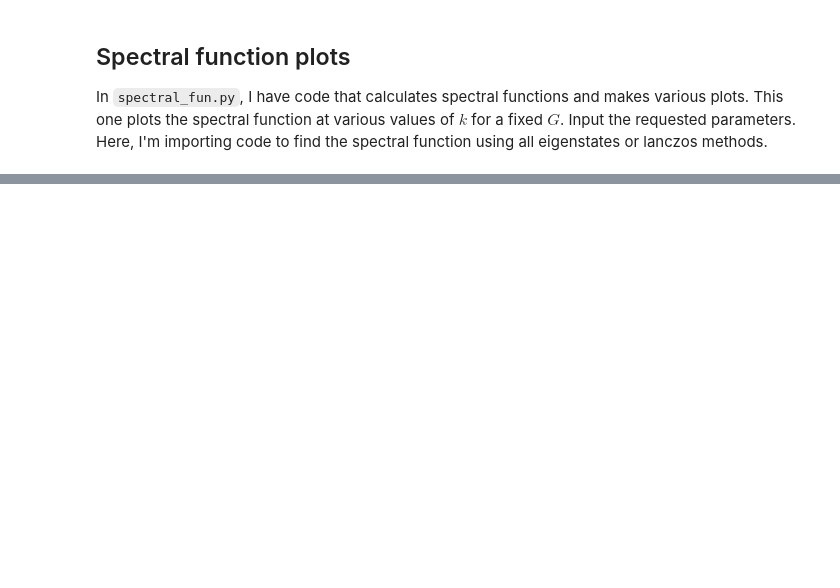
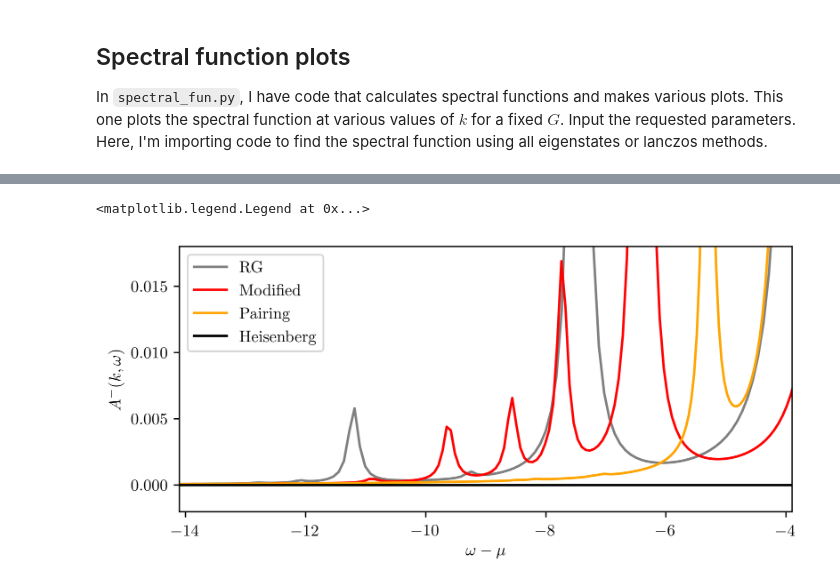
Before and after one commit to wholdhus/so5-richardson-gaudin, a Jupyter notebook: sf_pc_calcs.ipynb, the cells around one changed output, grey strips where cells are left out. Cells and saved outputs as stored; diff of their text form; code cells hidden in the pictures; blank space fills up the shorter version.

```diff
--- a/sf_pc_calcs.ipynb
+++ b/sf_pc_calcs.ipynb
@@ -512,0 +232,17 @@ plt.plot(np.abs(pcs))
+# %%
+plt.figure(figsize=(6.75,3), dpi=500)
+plt.plot(omegas_d, am_d, ls='-', color='gray', label = r'RG')
+plt.plot(omegas_ns, am_ns, color='red', label='Modified')
+plt.plot(omegas_pair, am_pair, color='orange', label='Pairing')
+plt.plot(omegas_spin, am_spin, color='black', label='Heisenberg')
+
+plt.xlim(-14.1, -3.9)
+plt.ylim(-0.002, 0.018)
+plt.yticks([0, 0.005, 0.01, 0.015])
+plt.xlabel(r'$\omega-\mu$')
+plt.ylabel(r'$A^-(k,\omega)$')
+plt.legend()
+# plt.savefig('/Users/wholdhus/Desktop/SO5_Figs/spectral_details.pdf', bbox_inches='tight')
+# %% [output]
+<matplotlib.legend.Legend at 0x...>
+[figure, added]
```
Also changed, not shown: parts of 24 cells of this notebook, 2 other files.
